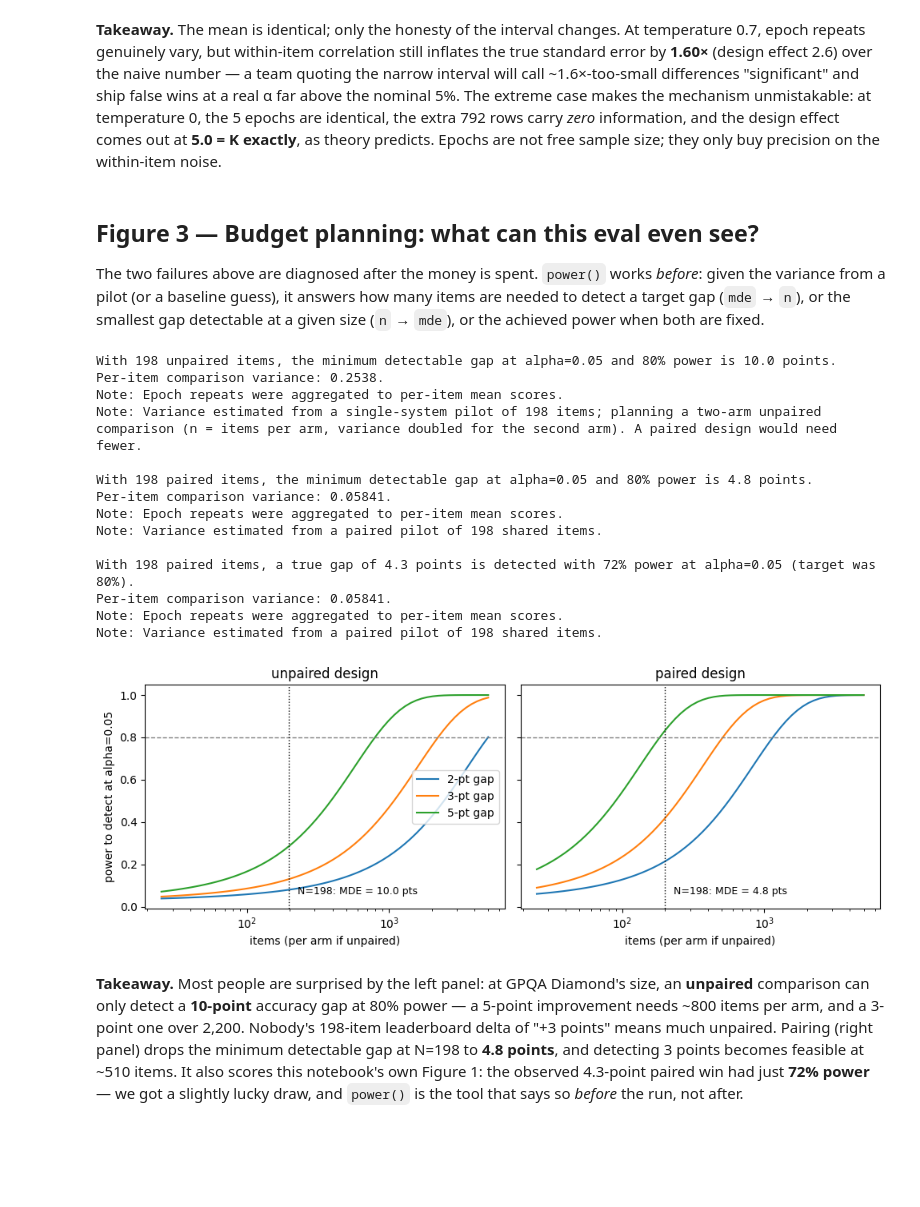
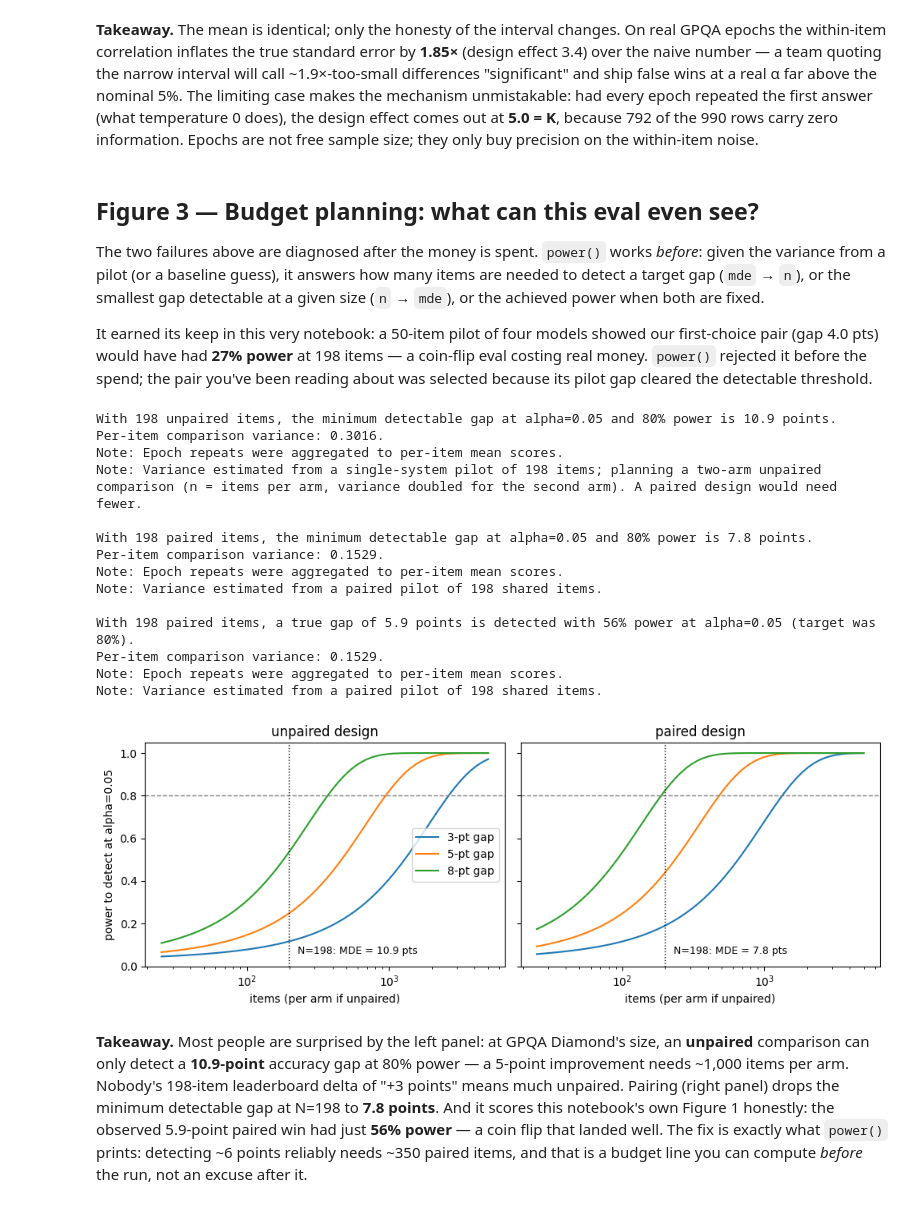
Before and after one commit to stephlinds/evalconfidence, a Jupyter notebook: examples/demo.ipynb, the cells around one changed output. Drawn from its saved outputs; the diff is of its cells as text; code cells hidden in the pictures; blank space fills up the shorter version.

```diff
--- a/examples/demo.ipynb
+++ b/examples/demo.ipynb
@@ -58,0 +27,16 @@ results_a = from_dataframe(df_a, item_id="qid", model_id="system", score="acc")
+# %%
+import pandas as pd
+
+from evalconfidence import from_dataframe, compare, power, standard_error
+
+df = pd.read_csv("data/gpqa_diamond_scores.csv")
+results = from_dataframe(df)
+nano = [r for r in results if "gpt-5-nano" in r.model_id]
+mini = [r for r in results if "gpt-5.4-mini" in r.model_id]
+
+N_ITEMS = len({r.item_id for r in nano})
+N_EPOCHS = len({r.epoch for r in nano})
+acc = lambda rs: sum(r.score for r in rs) / len(rs)
+print(f"{N_ITEMS} items x {N_EPOCHS} epochs per model")
+print(f"gpt-5-nano:     {acc(nano):.3f}")
+print(f"gpt-5.4-mini:   {acc(mini):.3f}   (observed gap {100*(acc(nano)-acc(mini)):.1f} pts)")
@@ -147,17 +132,17 @@ Temperature-0 extreme: inflation 2.24x, design effect 5.02 (theory: exactly 5)
 # %%
 fig, ax = plt.subplots(figsize=(8, 2.8))
 rows = [
-    ("naive i.i.d.\n(990 'independent' obs)", se_a.se_naive, se_a.ci_naive, "tab:red"),
-    ("cluster-robust\n(198 item clusters)", se_a.se_clustered, se_a.ci_clustered, "tab:green"),
+    ("naive i.i.d.\n(990 'independent' obs)", se_nano.se_naive, se_nano.ci_naive, "tab:red"),
+    ("cluster-robust\n(198 item clusters)", se_nano.se_clustered, se_nano.ci_clustered, "tab:green"),
 ]
 for y, (label, se, (lo, hi), color) in enumerate(rows):
-    ax.errorbar([100 * se_a.mean], [y], xerr=[[100 * (se_a.mean - lo)], [100 * (hi - se_a.mean)]],
+    ax.errorbar([100 * se_nano.mean], [y], xerr=[[100 * (se_nano.mean - lo)], [100 * (hi - se_nano.mean)]],
                 fmt="o", capsize=6, markersize=7, color=color)
     ax.annotate(label, (100 * lo, y), xytext=(-10, 0), textcoords="offset points",
                 ha="right", va="center")
 ax.set_ylim(-0.7, 1.7); ax.set_yticks([])
-ax.set_xlabel("model-a accuracy (%), 95% CI")
-ax.set_title(f"Same mean, same data — the honest interval is {se_a.inflation:.2f}x wider")
+ax.set_xlabel("gpt-5-nano accuracy (%), 95% CI")
+ax.set_title(f"Same mean, same data — the honest interval is {se_nano.inflation:.2f}x wider")
 ax.margins(x=0.18)
 fig.tight_layout()
 # %% [output]
@@ -165,59 +150,62 @@ fig.tight_layout()
 # %% [markdown]
-**Takeaway.** The mean is identical; only the honesty of the interval changes. At temperature 0.7, epoch repeats genuinely vary, but within-item correlation still inflates the true standard error by **1.60×** (design effect 2.6) over the naive number — a team quoting the narrow interval will call ~1.6×-too-small differences "significant" and ship false wins at a real α far above the nominal 5%. The extreme case makes the mechanism unmistakable: at temperature 0, the 5 epochs are identical, the extra 792 rows carry *zero* information, and the design effect comes out at **5.0 = K exactly**, as theory predicts. Epochs are not free sample size; they only buy precision on the within-item noise.
+**Takeaway.** The mean is identical; only the honesty of the interval changes. On real GPQA epochs the within-item correlation inflates the true standard error by **1.85×** (design effect 3.4) over the naive number — a team quoting the narrow interval will call ~1.9×-too-small differences "significant" and ship false wins at a real α far above the nominal 5%. The limiting case makes the mechanism unmistakable: had every epoch repeated the first answer (what temperature 0 does), the design effect comes out at **5.0 = K**, because 792 of the 990 rows carry zero information. Epochs are not free sample size; they only buy precision on the within-item noise.
 # %% [markdown]
 ## Figure 3 — Budget planning: what can this eval even see?
 
 The two failures above are diagnosed after the money is spent. `power()` works *before*: given the variance from a pilot (or a baseline guess), it answers how many items are needed to detect a target gap (`mde` → `n`), or the smallest gap detectable at a given size (`n` → `mde`), or the achieved power when both are fixed.
+
+It earned its keep in this very notebook: a 50-item pilot of four models showed our first-choice pair (gap 4.0 pts) would have had **27% power** at 198 items — a coin-flip eval costing real money. `power()` rejected it before the spend; the pair you've been reading about was selected because its pilot gap cleared the detectable threshold.
 # %%
-# Variance from this notebook's own data, used as the pilot:
-plan_unpaired = power(results_a, n=N_ITEMS)               # one-system pilot -> two-arm plan
-plan_paired = power((results_a, results_b), n=N_ITEMS)    # paired pilot -> paired plan
+plan_unpaired = power(nano, n=N_ITEMS)            # one-system pilot -> two-arm plan
+plan_paired = power((nano, mini), n=N_ITEMS)      # paired pilot -> paired plan
 print(plan_unpaired)
 print()
 print(plan_paired)
 print()
-print(power((results_a, results_b), mde=paired.diff, n=N_ITEMS))  # how lucky was Fig 1?
+print(power((nano, mini), mde=paired.diff, n=N_ITEMS))  # how lucky was Fig 1?
 # %% [output]
-With 198 unpaired items, the minimum detectable gap at alpha=0.05 and 80% power is 10.0 points.
-Per-item comparison variance: 0.2538.
+With 198 unpaired items, the minimum detectable gap at alpha=0.05 and 80% power is 10.9 points.
+Per-item comparison variance: 0.3016.
 Note: Epoch repeats were aggregated to per-item mean scores.
 Note: Variance estimated from a single-system pilot of 198 items; planning a two-arm unpaired comparison (n = items per arm, variance doubled for the second arm). A paired design would need fewer.
 
-With 198 paired items, the minimum detectable gap at alpha=0.05 and 80% power is 4.8 points.
-Per-item comparison variance: 0.05841.
+With 198 paired items, the minimum detectable gap at alpha=0.05 and 80% power is 7.8 points.
+Per-item comparison variance: 0.1529.
 Note: Epoch repeats were aggregated to per-item mean scores.
 Note: Variance estimated from a paired pilot of 198 shared items.
 
-With 198 paired items, a true gap of 4.3 points is detected with 72% power at alpha=0.05 (target was 80%).
-Per-item comparison variance: 0.05841.
+With 198 paired items, a true gap of 5.9 points is detected with 56% power at alpha=0.05 (target was 80%).
+Per-item comparison variance: 0.1529.
 Note: Epoch repeats were aggregated to per-item mean scores.
 Note: Variance estimated from a paired pilot of 198 shared items.
 # %%
-gaps = [0.02, 0.03, 0.05]
+import numpy as np
+
+gaps = [0.03, 0.05, 0.08]
 ns = np.unique(np.geomspace(25, 5000, 60).astype(int))
 designs = [("unpaired design", plan_unpaired.variance),
            ("paired design", plan_paired.variance)]
 
 fig, axes = plt.subplots(1, 2, figsize=(10, 3.8), sharey=True)
 for ax, (name, var) in zip(axes, designs):
     for gap in gaps:
         curve = [power(baseline_var=var, mde=gap, n=int(n)).power_achieved for n in ns]
         ax.plot(ns, curve, label=f"{100 * gap:.0f}-pt gap")
     ax.axhline(0.8, color="gray", lw=1, ls="--")
     ax.axvline(N_ITEMS, color="black", lw=1, ls=":")
-    mde_198 = power(baseline_var=var, n=N_ITEMS).mde_detectable
-    ax.annotate(f"N=198: MDE = {100 * mde_198:.1f} pts", (N_ITEMS, 0.06),
+    mde_n = power(baseline_var=var, n=N_ITEMS).mde_detectable
+    ax.annotate(f"N=198: MDE = {100 * mde_n:.1f} pts", (N_ITEMS, 0.06),
                 xytext=(8, 0), textcoords="offset points", fontsize=9)
     ax.set_xscale("log")
     ax.set_xlabel("items (per arm if unpaired)")
     ax.set_title(name)
 axes[0].set_ylabel("power to detect at alpha=0.05")
 axes[0].legend(loc="center right")
 fig.tight_layout()
 # %% [output]
-[figure, old version]
+[figure, new version]
 # %% [markdown]
-**Takeaway.** Most people are surprised by the left panel: at GPQA Diamond's size, an **unpaired** comparison can only detect a **10-point** accuracy gap at 80% power — a 5-point improvement needs ~800 items per arm, and a 3-point one over 2,200. Nobody's 198-item leaderboard delta of "+3 points" means much unpaired. Pairing (right panel) drops the minimum detectable gap at N=198 to **4.8 points**, and detecting 3 points becomes feasible at ~510 items. It also scores this notebook's own Figure 1: the observed 4.3-point paired win had just **72% power** — we got a slightly lucky draw, and `power()` is the tool that says so *before* the run, not after.
+**Takeaway.** Most people are surprised by the left panel: at GPQA Diamond's size, an **unpaired** comparison can only detect a **10.9-point** accuracy gap at 80% power — a 5-point improvement needs ~1,000 items per arm. Nobody's 198-item leaderboard delta of "+3 points" means much unpaired. Pairing (right panel) drops the minimum detectable gap at N=198 to **7.8 points**. And it scores this notebook's own Figure 1 honestly: the observed 5.9-point paired win had just **56% power** — a coin flip that landed well. The fix is exactly what `power()` prints: detecting ~6 points reliably needs ~350 paired items, and that is a budget line you can compute *before* the run, not an excuse after it.
 # %% [markdown]
 ## Closing the loop
 
```
Also changed, not shown: parts of 14 cells of this notebook, 4 other files.
